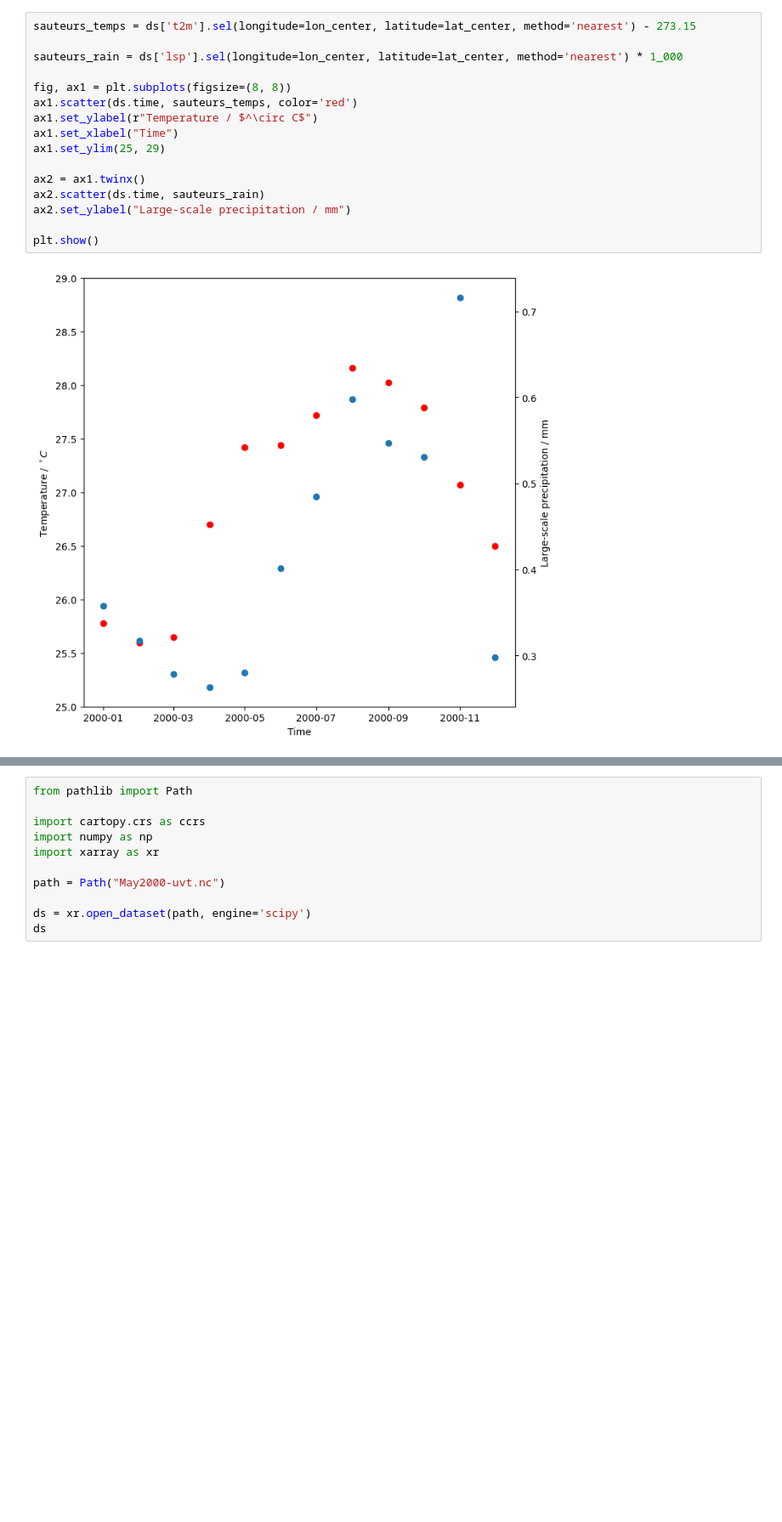
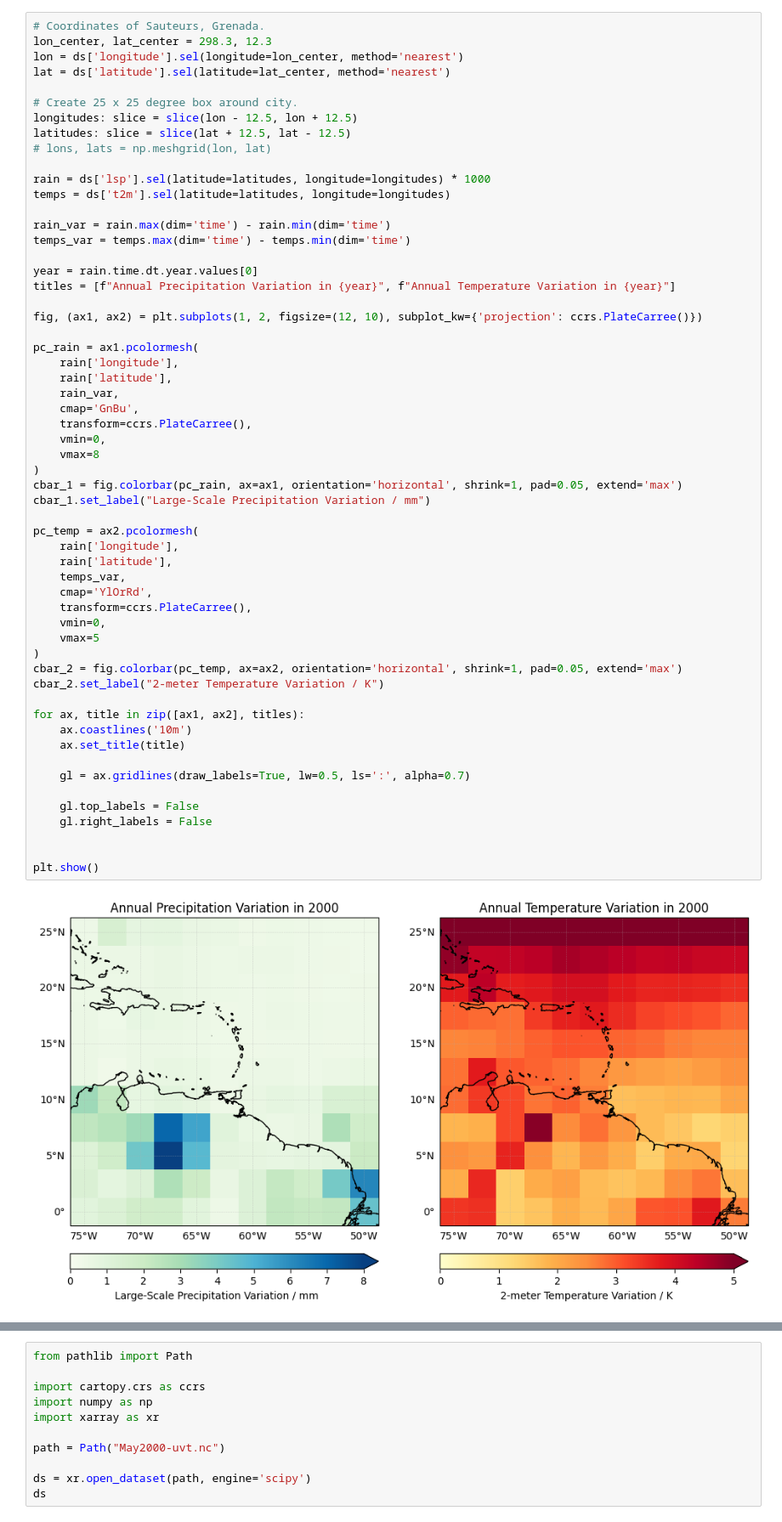
Before and after one commit to ChaPop870/63-527-Data-Analysis-of-Atm-and-Oce-using-Python-Labs, a Jupyter notebook: Lab-Report-2/Lab 3.ipynb, the cells around one changed output, grey strips where cells are left out. Shown at 85% size. Saved outputs shown, nothing was run; the diff lists cells and outputs as text; blank space fills up the shorter version.

Commit message:
Completed the t2m and lsp var plot for number 1.

```diff
--- a/Lab-Report-2/Lab 3.ipynb
+++ b/Lab-Report-2/Lab 3.ipynb
@@ -73,18 +81,59 @@ ax.map(lambda: plt.gca().coastlines())
 # %%
-sauteurs_temps = ds['t2m'].sel(longitude=lon_center, latitude=lat_center, method='nearest') - 273.15
+# Coordinates of Sauteurs, Grenada.
+lon_center, lat_center = 298.3, 12.3
+lon = ds['longitude'].sel(longitude=lon_center, method='nearest')
+lat = ds['latitude'].sel(latitude=lat_center, method='nearest')
 
-sauteurs_rain = ds['lsp'].sel(longitude=lon_center, latitude=lat_center, method='nearest') * 1_000
+# Create 25 x 25 degree box around city.
+longitudes: slice = slice(lon - 12.5, lon + 12.5)
+latitudes: slice = slice(lat + 12.5, lat - 12.5)
+# lons, lats = np.meshgrid(lon, lat)
 
-fig, ax1 = plt.subplots(figsize=(8, 8))
-ax1.scatter(ds.time, sauteurs_temps, color='red')
-ax1.set_ylabel(r"Temperature / $^\circ C$")
-ax1.set_xlabel("Time")
-ax1.set_ylim(25, 29)
+rain = ds['lsp'].sel(latitude=latitudes, longitude=longitudes) * 1000
+temps = ds['t2m'].sel(latitude=latitudes, longitude=longitudes)
 
-ax2 = ax1.twinx()
-ax2.scatter(ds.time, sauteurs_rain)
-ax2.set_ylabel("Large-scale precipitation / mm")
+rain_var = rain.max(dim='time') - rain.min(dim='time')
+temps_var = temps.max(dim='time') - temps.min(dim='time')
+
+year = rain.time.dt.year.values[0]
+titles = [f"Annual Precipitation Variation in {year}", f"Annual Temperature Variation in {year}"]
+
+fig, (ax1, ax2) = plt.subplots(1, 2, figsize=(12, 10), subplot_kw={'projection': ccrs.PlateCarree()})
+
+pc_rain = ax1.pcolormesh(
+    rain['longitude'],
+    rain['latitude'],
+    rain_var,
+    cmap='GnBu',
+    transform=ccrs.PlateCarree(),
+    vmin=0,
+    vmax=8
+)
+cbar_1 = fig.colorbar(pc_rain, ax=ax1, orientation='horizontal', shrink=1, pad=0.05, extend='max')
+cbar_1.set_label("Large-Scale Precipitation Variation / mm")
+
+pc_temp = ax2.pcolormesh(
+    rain['longitude'],
+    rain['latitude'],
+    temps_var,
+    cmap='YlOrRd',
+    transform=ccrs.PlateCarree(),
+    vmin=0,
+    vmax=5
+)
+cbar_2 = fig.colorbar(pc_temp, ax=ax2, orientation='horizontal', shrink=1, pad=0.05, extend='max')
+cbar_2.set_label("2-meter Temperature Variation / K")
+
+for ax, title in zip([ax1, ax2], titles):
+    ax.coastlines('10m')
+    ax.set_title(title)
+
+    gl = ax.gridlines(draw_labels=True, lw=0.5, ls=':', alpha=0.7)
+
+    gl.top_labels = False
+    gl.right_labels = False
+
 
 plt.show()
 # %% [output]
-[figure, old version]
+[figure, new version]
```
Also changed, not shown: parts of 6 cells of this notebook, 1 other file.
